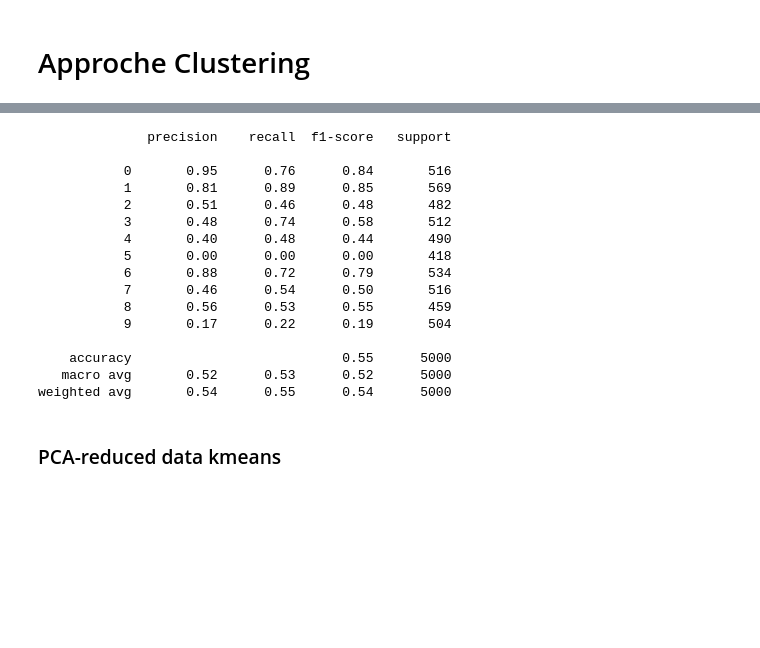
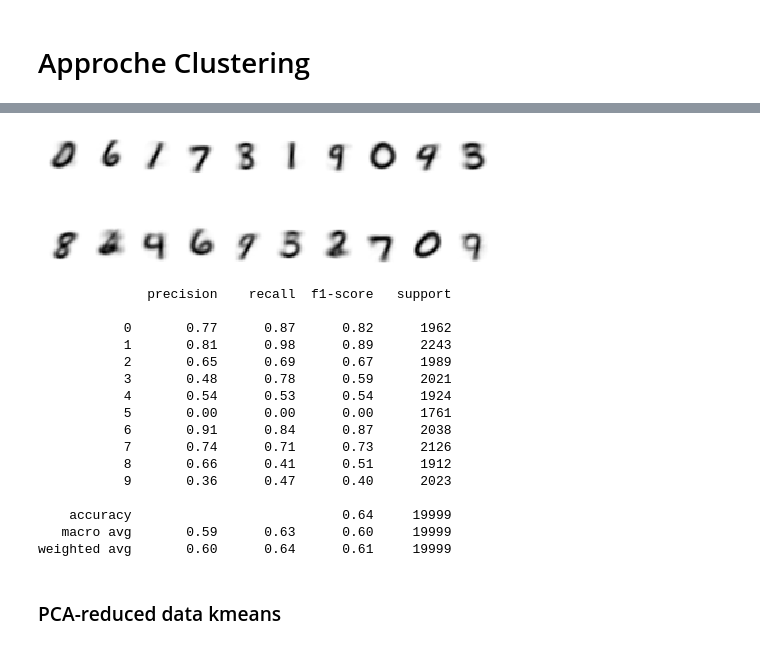
Before and after one commit to BenJoyenConseil/transfer_digits, a Jupyter notebook: MNIST_Random_Forest.ipynb, the cells around one changed output, grey strips where cells are left out. Cells and saved outputs as stored; diff of their text form; code cells hidden in the pictures; blank space fills up the shorter version.

```diff
--- a/MNIST_Random_Forest.ipynb
+++ b/MNIST_Random_Forest.ipynb
@@ -246,21 +238,29 @@ ConfusionMatrixDisplay.from_predictions(test_y_kmean, predicted_labels)
+# %%
+fig, ax = plt.subplots(factor_cluster, n_clusters, figsize=(8, 3))
+centers = kmeans.cluster_centers_.reshape(n_clusters*factor_cluster, 28, 28)
+for axi, center in zip(ax.flat, centers):
+    axi.set(xticks=[], yticks=[])
+    axi.imshow(center, interpolation='nearest', cmap=plt.cm.binary)
+# %% [output]
+[figure, added]
 # %%
-print(classification_report(test_y_kmean, predicted_labels))
+print(classification_report(df_y, predicted_labels))
 # %% [output]
               precision    recall  f1-score   support
 
-           0       0.95      0.76      0.84       516
-           1       0.81      0.89      0.85       569
-           2       0.51      0.46      0.48       482
-           3       0.48      0.74      0.58       512
-           4       0.40      0.48      0.44       490
-           5       0.00      0.00      0.00       418
-           6       0.88      0.72      0.79       534
-           7       0.46      0.54      0.50       516
-           8       0.56      0.53      0.55       459
-           9       0.17      0.22      0.19       504
+           0       0.77      0.87      0.82      1962
+           1       0.81      0.98      0.89      2243
+           2       0.65      0.69      0.67      1989
+           3       0.48      0.78      0.59      2021
+           4       0.54      0.53      0.54      1924
+           5       0.00      0.00      0.00      1761
+           6       0.91      0.84      0.87      2038
+           7       0.74      0.71      0.73      2126
+           8       0.66      0.41      0.51      1912
+           9       0.36      0.47      0.40      2023
 
-    accuracy                           0.55      5000
-   macro avg       0.52      0.53      0.52      5000
-weighted avg       0.54      0.55      0.54      5000
+    accuracy                           0.64     19999
+   macro avg       0.59      0.63      0.60     19999
+weighted avg       0.60      0.64      0.61     19999
 # %% [markdown]
 ### PCA-reduced data kmeans
```
Also changed, not shown: parts of 25 cells of this notebook.
